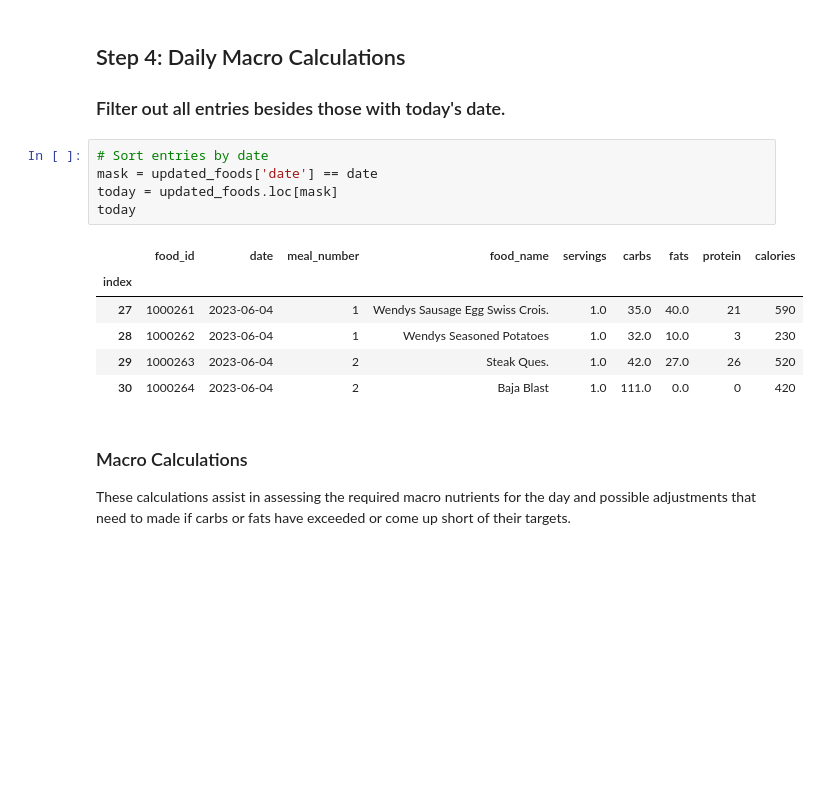
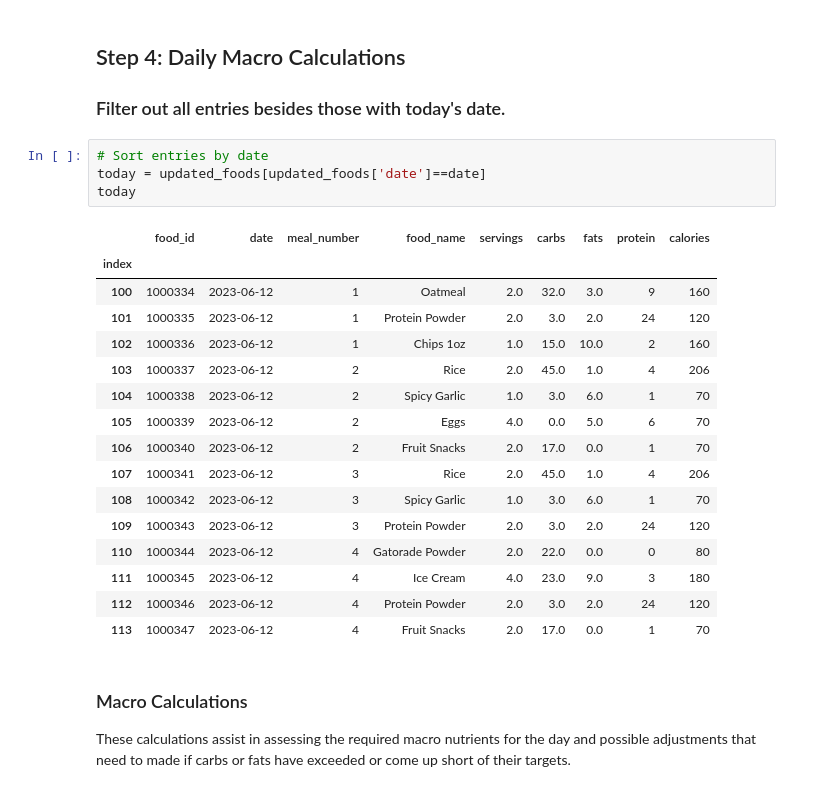
Before and after one commit to Artuk009/Case-Studies, a Jupyter notebook: MyFitnessAndNutrition/diet.ipynb, the cells around one changed output. Cells and saved outputs as stored; diff of their text form; blank space fills up the shorter version.

```diff
--- a/MyFitnessAndNutrition/diet.ipynb
+++ b/MyFitnessAndNutrition/diet.ipynb
@@ -195,16 +190,25 @@ updated_foods.to_sql('june_2023', sql_connection, if_exists='replace')
 ### Filter out all entries besides those with today's date.
 # %%
 # Sort entries by date
-mask = updated_foods['date'] == date
-today = updated_foods.loc[mask]
+today = updated_foods[updated_foods['date']==date]
 today
 # %% [output]
 |  | food_id | date | meal_number | food_name | servings | carbs | fats | protein | calories |
 | index |  |  |  |  |  |  |  |  |  |
-| 27 | 1000261 | 2023-06-04 | 1 | Wendys Sausage Egg Swiss Crois. | 1.0 | 35.0 | 40.0 | 21 | 590 |
-| 28 | 1000262 | 2023-06-04 | 1 | Wendys Seasoned Potatoes | 1.0 | 32.0 | 10.0 | 3 | 230 |
-| 29 | 1000263 | 2023-06-04 | 2 | Steak Ques. | 1.0 | 42.0 | 27.0 | 26 | 520 |
-| 30 | 1000264 | 2023-06-04 | 2 | Baja Blast | 1.0 | 111.0 | 0.0 | 0 | 420 |
+| 100 | 1000334 | 2023-06-12 | 1 | Oatmeal | 2.0 | 32.0 | 3.0 | 9 | 160 |
+| 101 | 1000335 | 2023-06-12 | 1 | Protein Powder | 2.0 | 3.0 | 2.0 | 24 | 120 |
+| 102 | 1000336 | 2023-06-12 | 1 | Chips 1oz | 1.0 | 15.0 | 10.0 | 2 | 160 |
+| 103 | 1000337 | 2023-06-12 | 2 | Rice | 2.0 | 45.0 | 1.0 | 4 | 206 |
+| 104 | 1000338 | 2023-06-12 | 2 | Spicy Garlic | 1.0 | 3.0 | 6.0 | 1 | 70 |
+| 105 | 1000339 | 2023-06-12 | 2 | Eggs | 4.0 | 0.0 | 5.0 | 6 | 70 |
+| 106 | 1000340 | 2023-06-12 | 2 | Fruit Snacks | 2.0 | 17.0 | 0.0 | 1 | 70 |
+| 107 | 1000341 | 2023-06-12 | 3 | Rice | 2.0 | 45.0 | 1.0 | 4 | 206 |
+| 108 | 1000342 | 2023-06-12 | 3 | Spicy Garlic | 1.0 | 3.0 | 6.0 | 1 | 70 |
+| 109 | 1000343 | 2023-06-12 | 3 | Protein Powder | 2.0 | 3.0 | 2.0 | 24 | 120 |
+| 110 | 1000344 | 2023-06-12 | 4 | Gatorade Powder | 2.0 | 22.0 | 0.0 | 0 | 80 |
+| 111 | 1000345 | 2023-06-12 | 4 | Ice Cream | 4.0 | 23.0 | 9.0 | 3 | 180 |
+| 112 | 1000346 | 2023-06-12 | 4 | Protein Powder | 2.0 | 3.0 | 2.0 | 24 | 120 |
+| 113 | 1000347 | 2023-06-12 | 4 | Fruit Snacks | 2.0 | 17.0 | 0.0 | 1 | 70 |
 # %% [markdown]
 ### Macro Calculations
 These calculations assist in assessing the required macro nutrients for the day and possible adjustments
```
Also changed, not shown: parts of 19 cells of this notebook, 1 other file.
